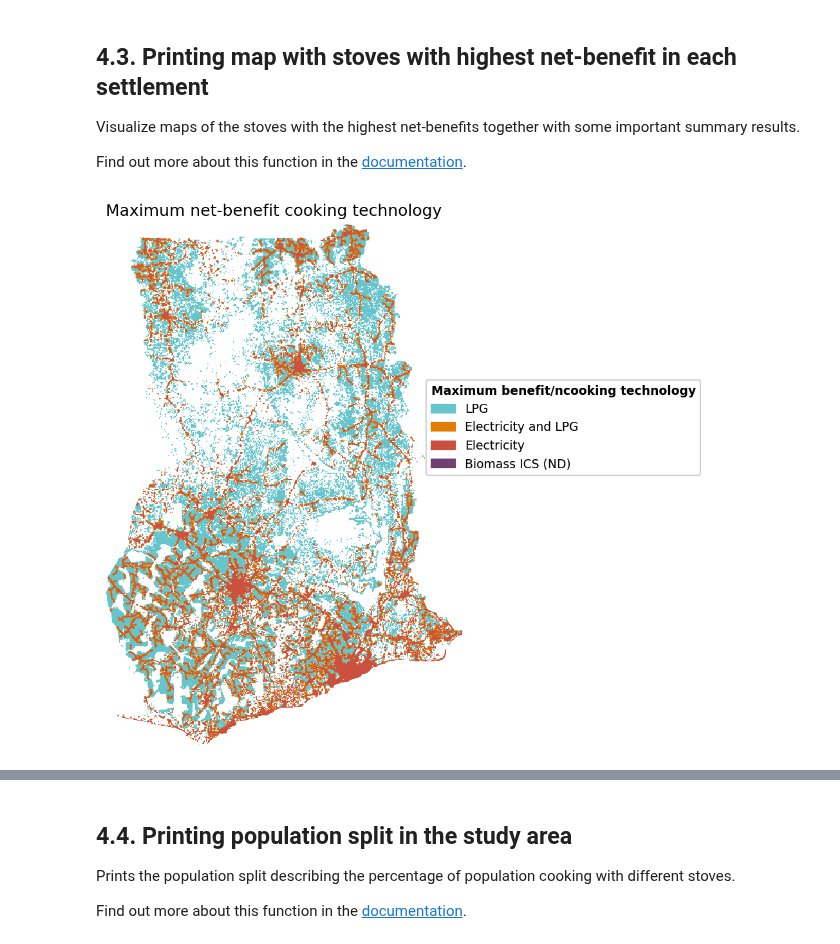
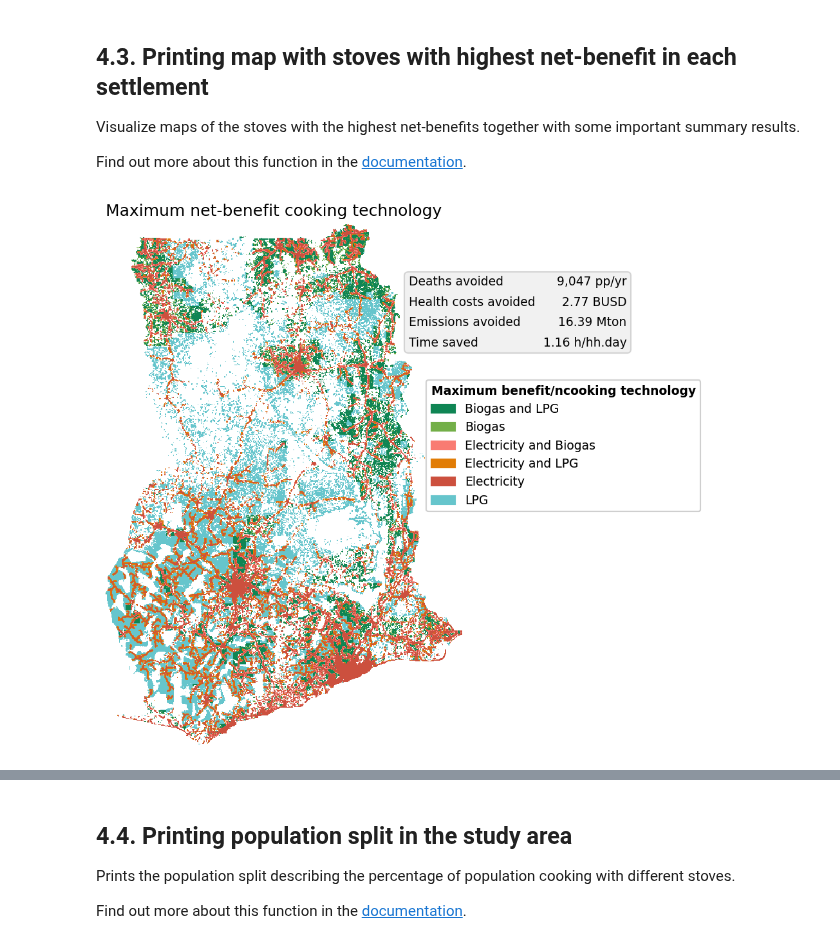
Before and after one commit to Open-Source-Spatial-Clean-Cooking-Tool/OnStove, a Jupyter notebook: example/OnStove_notebook.ipynb, the cells around one changed output, grey strips where cells are left out. Drawn from its saved outputs; the diff is of its cells as text; code cells hidden in the pictures.

Commit message:
Fixed the plotting functions.

```diff
--- a/example/OnStove_notebook.ipynb
+++ b/example/OnStove_notebook.ipynb
@@ -439,5 +427,6 @@ country.gdf["deaths_avoided"].sum()
 # %%
-names = ['Electricity','LPG', 'Biogas']
+names = ['Electricity',
+         'LPG', 'Biogas']
 
 #names = ['Electricity','Traditional_Charcoal' ,'Charcoal ICS',
 #         'LPG', 'Biogas', 'Collected_Traditional_Biomass',
@@ -547,8 +540,8 @@ Find out more about this function in the [documentation](https://onstove-documen
 # %%
 country.plot('max_benefit_tech', cmap=cmap, legend_position=(0.9, 0.7),
              title=f'Maximum net-benefit cooking technology', stats_fontsize=9, figsize=(7, 7),
              labels=labels, legend=True, legend_title='Maximum benefit/ncooking technology', dpi=150,
              legend_prop={'title': {'size': 9, 'weight': 'bold'}, 'size': 9},
-             rasterized=True, stats=False, stats_position=(0.85, 0.9), save_style=False)
+             rasterized=True, stats=True, stats_position=(0.85, 0.9), save_style=False)
 # %% [output]
-[figure, old version]
+[figure, new version]
```
Also changed, not shown: parts of 12 cells of this notebook, 2 other files.
